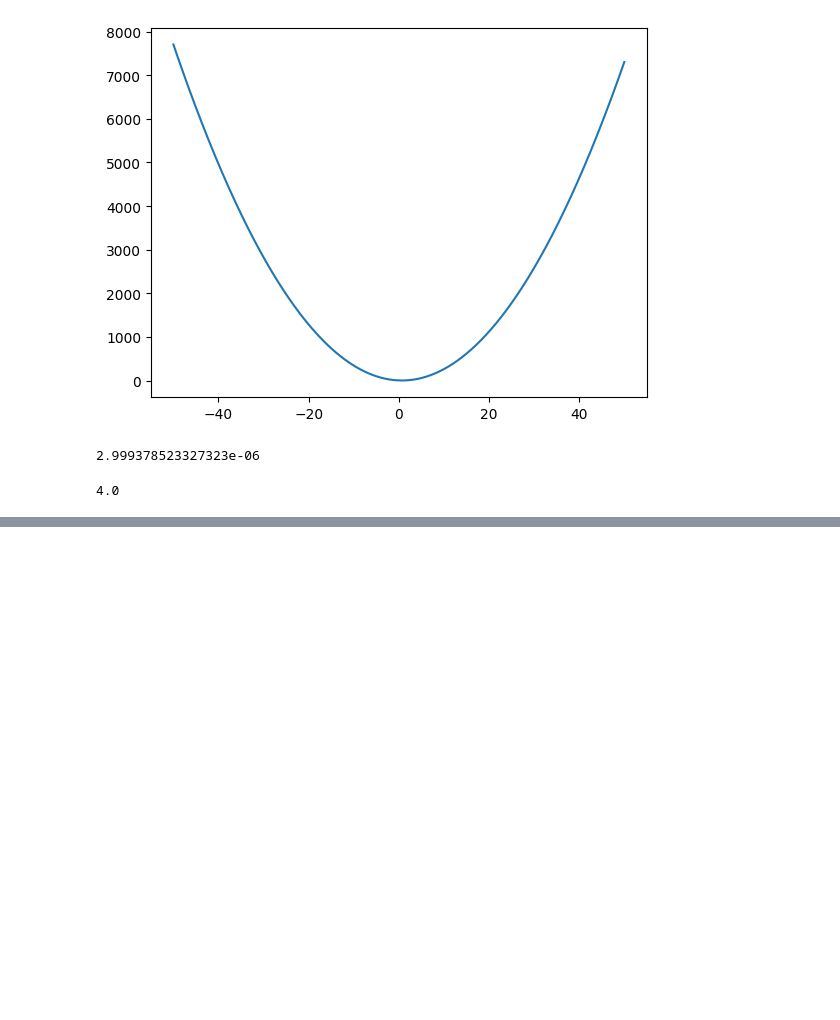
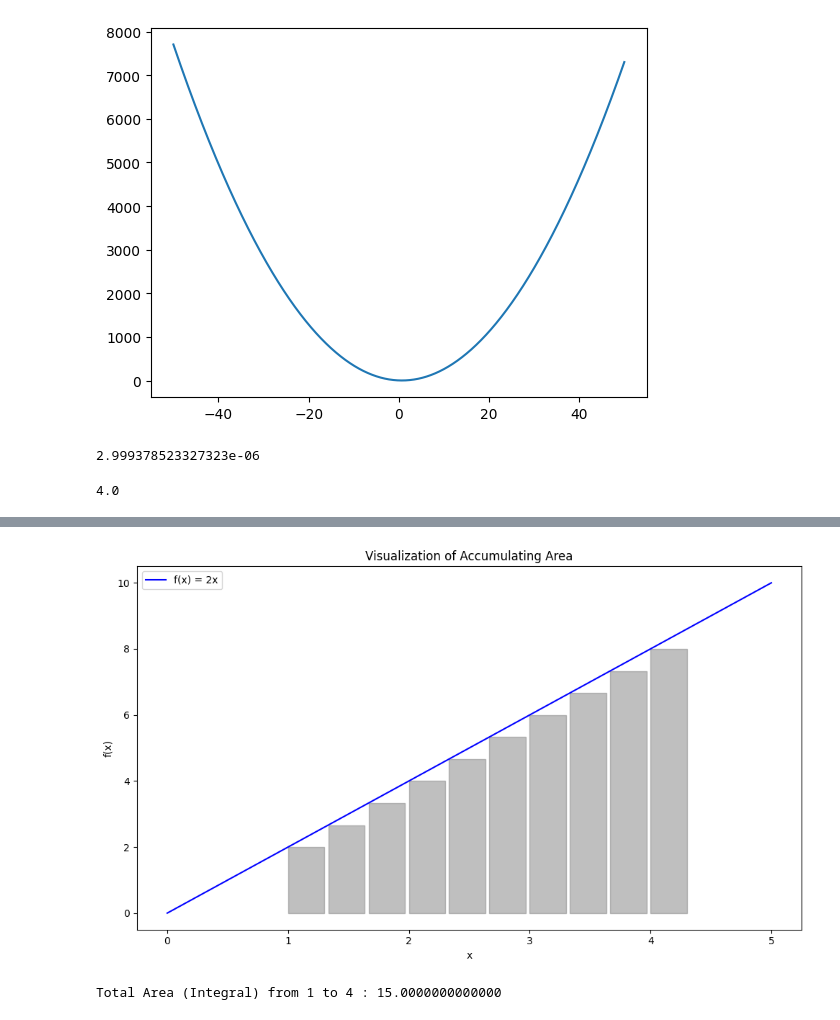
Before and after one commit to ShaneCarr/nnnotebook, a Jupyter notebook: nnreview.ipynb, the cells around one changed output, grey strips where cells are left out. Cells and saved outputs as stored; diff of their text form; code cells hidden in the pictures; blank space fills up the shorter version.

```diff
--- a/nnreview.ipynb
+++ b/nnreview.ipynb
@@ -67,0 +266,59 @@ slope 0.9999999999976694
+# %%
+import sympy as sp
+import matplotlib.pyplot as plt
+import numpy as np
+
+# Define symbolic variables and constants
+x, a, b, C = sp.symbols('x a b C')
+
+# Define the function f(x) = 2x
+f = 2 * x
+
+# Define the limits of integration
+a_val = 1
+b_val = 4
+
+# Define the number of rectangles for visualization
+num_rectangles = 10
+
+# Define the width of each rectangle (delta x)
+delta_x = (b_val - a_val) / num_rectangles
+
+# Calculate the x-values for the rectangles
+x_values = np.linspace(a_val, b_val, num_rectangles)
+
+# Calculate the corresponding heights of the rectangles (2x)
+rectangle_heights = [f.subs(x, val) for val in x_values]
+
+# Calculate the area of each rectangle
+rectangle_areas = [height * delta_x for height in rectangle_heights]
+
+# Calculate the total area by summing the areas of all rectangles
+total_area = sum(rectangle_areas)
+
+# Create a plot to visualize the rectangles and the curve
+plt.figure(figsize=(10, 6))
+
+# Plot the curve (2x)
+x_vals = np.linspace(a_val - 1, b_val + 1, 400)
+f_vals = [f.subs(x, val) for val in x_vals]
+plt.plot(x_vals, f_vals, label='f(x) = 2x', color='blue')
+
+# Plot the rectangles
+for i in range(num_rectangles):
+    x_rect = [x_values[i], x_values[i] + delta_x, x_values[i] + delta_x, x_values[i], x_values[i]]
+    y_rect = [0, 0, rectangle_heights[i], rectangle_heights[i], 0]
+    plt.fill(x_rect, y_rect, color='gray', alpha=0.5)
+
+plt.xlabel('x')
+plt.ylabel('f(x)')
+plt.title('Visualization of Accumulating Area')
+plt.legend()
+
+plt.tight_layout()
+plt.show()
+
+print("Total Area (Integral) from", a_val, "to", b_val, ":", total_area)
+# %% [output]
+[figure, added]
+Total Area (Integral) from 1 to 4 : 15.0000000000000
```
Also changed, not shown: parts of 6 cells of this notebook, 1 other file.
